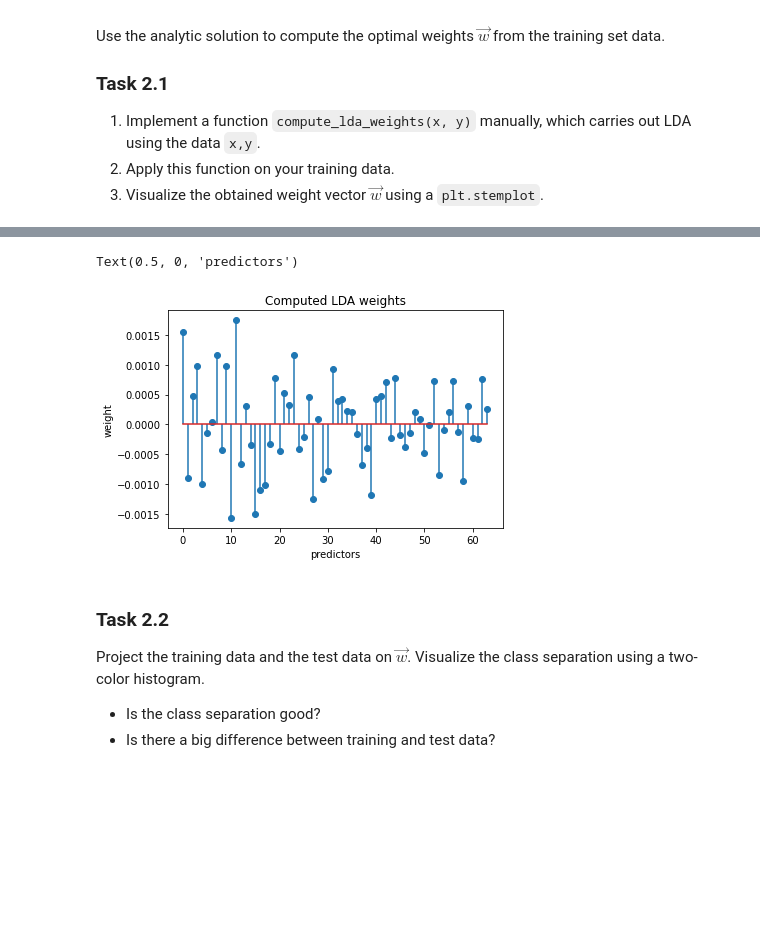
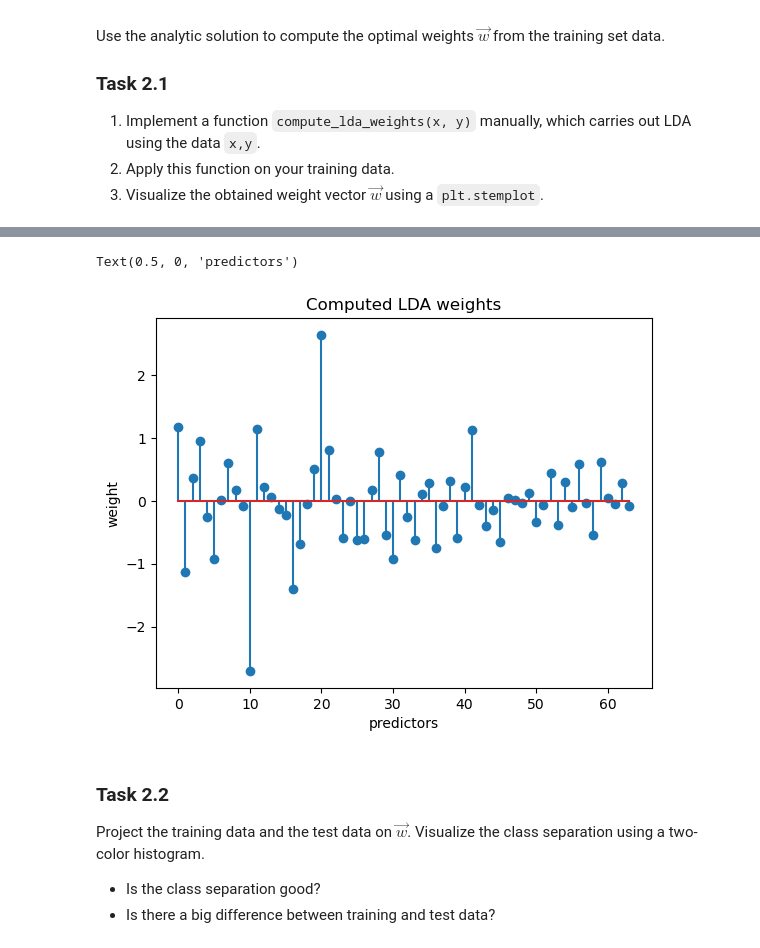
Before and after one commit to JanLuckhardt/machine-learning, a Jupyter notebook: 02_lda_logistic_regression.ipynb, the cells around one changed output, grey strips where cells are left out. Cells and saved outputs as stored; diff of their text form; code cells hidden in the pictures; blank space fills up the shorter version.

```diff
--- a/02_lda_logistic_regression.ipynb
+++ b/02_lda_logistic_regression.ipynb
@@ -144,17 +179,29 @@ def compute_lda_weights(x, y, alpha=0.001):
         '''
 
     # ---------------- INSERT CODE ----------------------
-    m0 = x[y==0].mean(axis=0)
-    m1 = x[y==1].mean(axis=0)
-    mdiff = np.abs(m0-m1)
-    #Sw = np.cov(x[y==0].T)+np.cov(x[y==1].T)
-    Sw = (x[y==0]-m0).T@(x[y==0]-m0)+(x[y==1]-m1).T@(x[y==1]-m1)
-    w = alpha*np.linalg.inv(Sw)@(m1-m0)
+
+        # Class means
+    m0 = np.mean(x[y == 0], axis=0)
+    m1 = np.mean(x[y == 1], axis=0)
+
+    # Difference of class means
+    mdiff = m1 - m0
+
+    # Center each class
+    x0 = x[y == 0] - m0
+    x1 = x[y == 1] - m1
+
+    # Within-class scatter matrix
+    Sw = x0.T @ x0 + x1.T @ x1
+
+    # Regularized LDA weights
+    w = np.linalg.solve(Sw + alpha * np.eye(x.shape[1]),mdiff)
+
     # ---------------- END CODE -------------------------
 
     return m0, m1, mdiff, w
 # %%
 # split dataset and apply LDA
-X_all=preprocess(X_all)
-X_train, X_test, y_train, y_test = split_data(X_all,t_all)
-m0, m1, mdiff, w = compute_lda_weights(X_train, y_train)
+X_train, X_test, y_train, y_test = split_data(X_all, t_all, .3, 42)
+X_train_prep = preprocess(X_train)
+m0, m1, mdiff, w_lda = compute_lda_weights(X_train_prep, y_train)
@@ -165,12 +208,12 @@ X_train.shape,X_test.shape,y_train.shape,y_test.shape
 # %%
 # visualize LDA weights using stemplot
-plt.stem(w.flatten(), use_line_collection=True)
+plt.stem(w_lda.flatten())
 plt.title('Computed LDA weights')
 plt.ylabel('weight')
 plt.xlabel('predictors')
 # %% [output]
 Text(0.5, 0, 'predictors')
-[figure, old version]
+[figure, new version]
 # %% [markdown]
 ### Task 2.2
 
```
Also changed, not shown: parts of 52 cells of this notebook.
